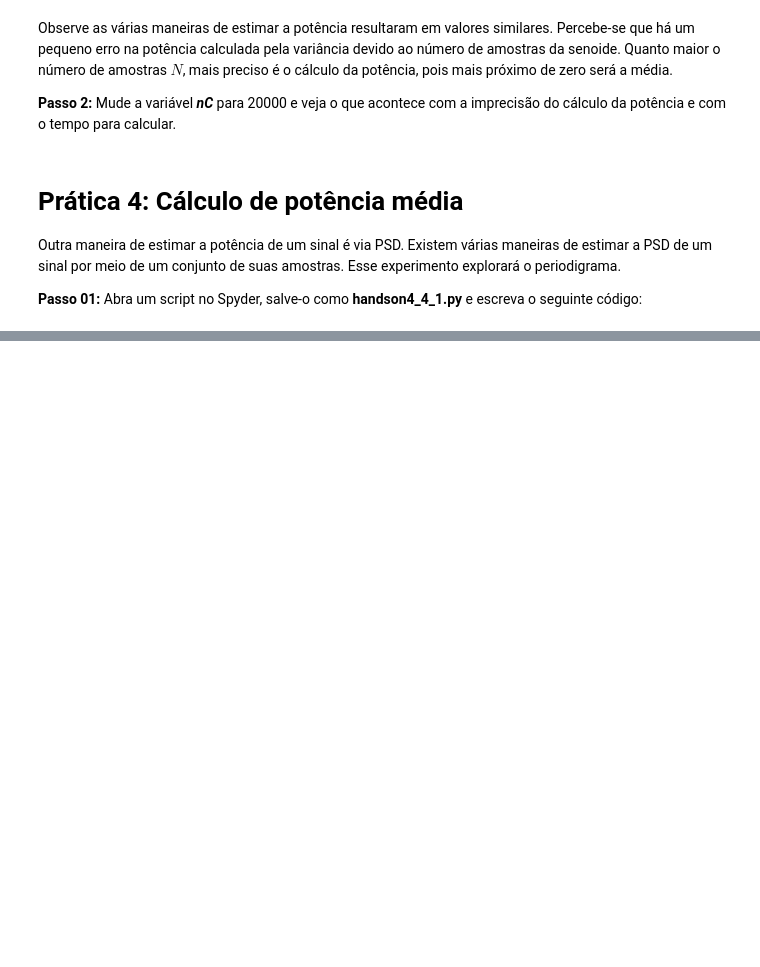
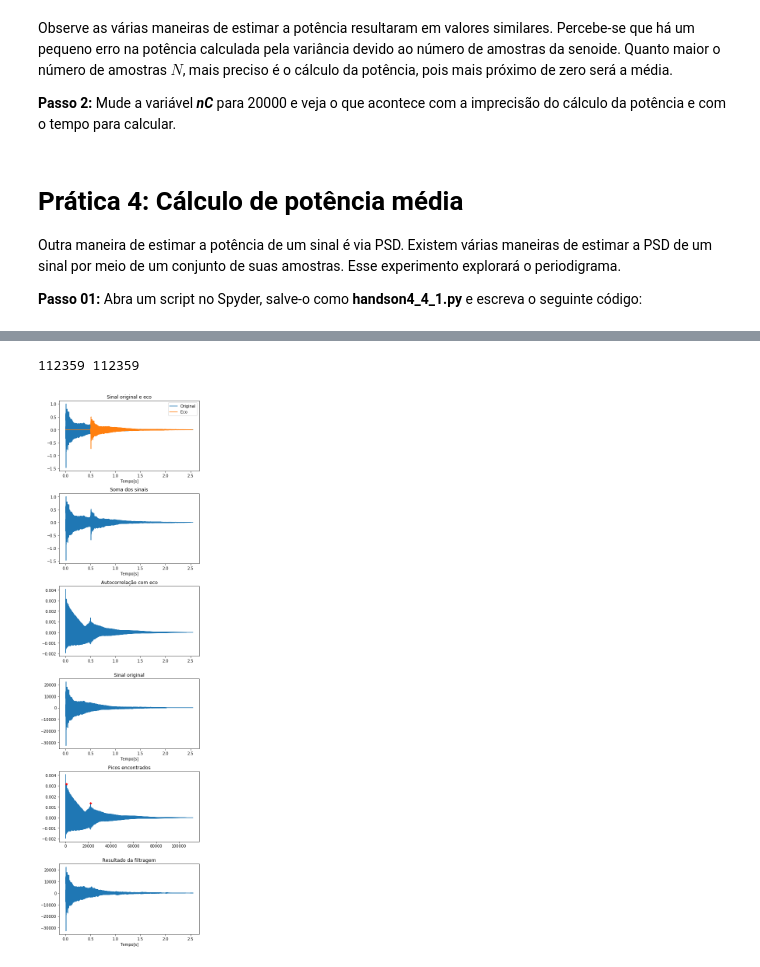
Before and after one commit to josemcast/DCO2004_LabPSC, a Jupyter notebook: h04_python.ipynb, the cells around one changed output, grey strips where cells are left out. Drawn from its saved outputs; the diff is of its cells as text; code cells hidden in the pictures; blank space fills up the shorter version.

```diff
--- a/h04_python.ipynb
+++ b/h04_python.ipynb
@@ -234,0 +233,74 @@ IndexError: invalid index to scalar variable.
+# %%
+import numpy as np
+import scipy.io.wavfile as wv
+                                 # Inteiro correspondente a posição do eco
+alfa = 0.5
+fs, x = wv.read('./MATERIAL/HD_02_MATLAB/sound_01.wav')
+timelag = 0.5;                                                  # Atraso do eco
+delta = round(fs*timelag)
+eco = np.zeros(len(x)+delta)
+eco[delta:] = alfa*x
+x_eco = np.zeros(len(eco))
+x_eco += eco
+x_eco[:len(x)] += x
+t = np.linspace(0,len(x_eco)/fs,len(x_eco))
+
+
+from matplotlib import pyplot as plt
+plt.figure(1,[6,20])
+plt.subplot(611)
+x = np.concatenate((x,np.zeros(delta)),axis=0) #padding
+plt.plot(t,x/max(x))
+plt.plot(t,eco/max(x))
+plt.title("Sinal original e eco")
+plt.xlabel("Tempo[s]")
+plt.legend(["Original","Eco"])
+
+plt.subplot(612)
+plt.plot(t,(x+eco)/max(x))
+plt.title("Soma dos sinais")
+plt.xlabel("Tempo[s]")
+
+plt.subplot(613)
+autocorrelacao = np.correlate(x_eco,x_eco,'full')/len(x_eco) #valor normalizado autocorrelação
+autocorrelacao = autocorrelacao[len(autocorrelacao)//2:]/1e9
+print(len(autocorrelacao),len(x_eco))
+plt.plot(t,autocorrelacao)
+plt.title("Autocorrelação com eco")
+
+plt.subplot(614)
+plt.plot(t,x)
+plt.title("Sinal original")
+plt.xlabel("Tempo[s]")
+
+
+plt.subplot(615)
+lags = np.linspace(0,len(autocorrelacao)-1,len(autocorrelacao))
+import peakutils
+indexes = peakutils.indexes(autocorrelacao,thres=0.4,min_dist=20000)
+#local do eco : menor pico, mais distante (maior índice)
+newdelta = max(indexes)
+#a peakutils não é perfeitamente igual a 'findpeaks' do matlab,
+denominador = np.zeros(newdelta+1)
+denominador[0] = 1
+denominador[-1] = alfa #índice -1 representa o último elemento
+#denominador é o [1 zeros(1,newdelta-1) alfa]
+plt.title("Picos encontrados")
+plt.plot(lags,autocorrelacao)
+plt.plot(indexes,autocorrelacao[indexes],'r*')
+
+plt.subplot(616)
+from scipy import signal
+x_new = signal.lfilter([1],denominador,x_eco)
+plt.title("Resultado da filtragem")
+plt.plot(t,x_new)
+plt.xlabel("Tempo[s]")
+
+
+
+
+plt.tight_layout()
+plt.show()
+# %% [output]
+112359 112359
+[figure, added]
```
Also changed, not shown: parts of 4 cells of this notebook.
